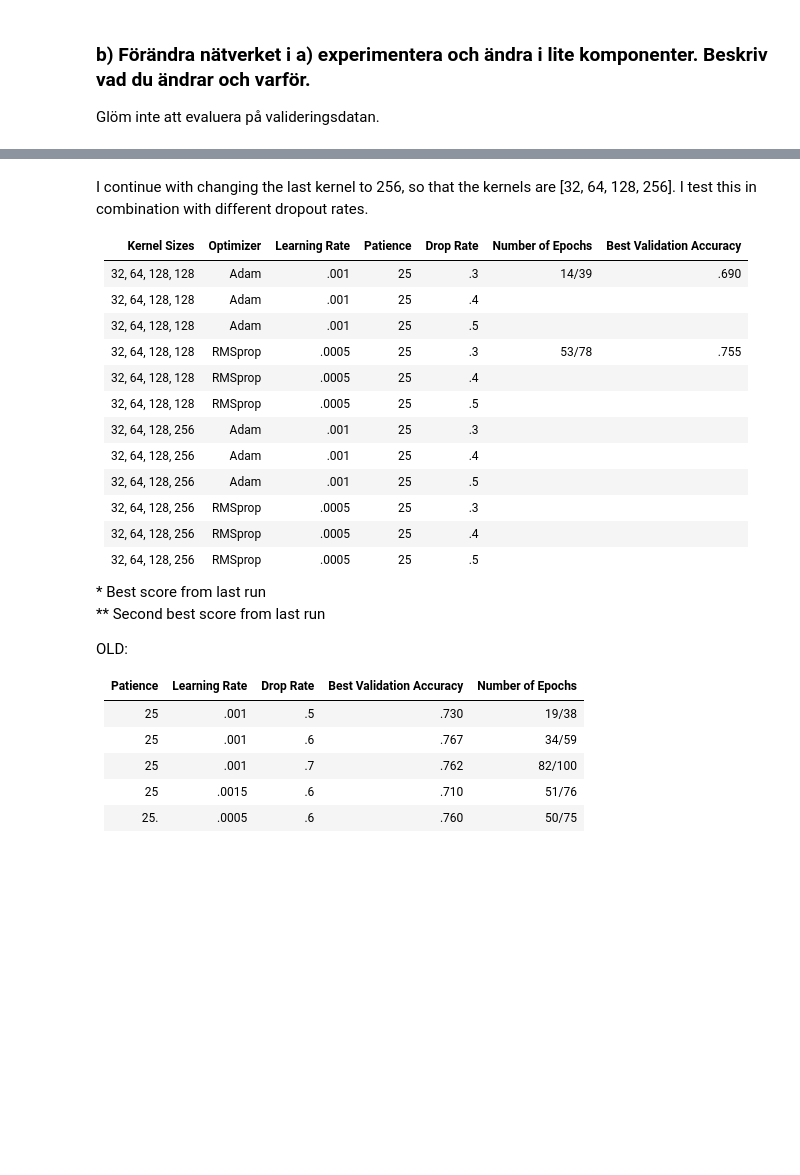
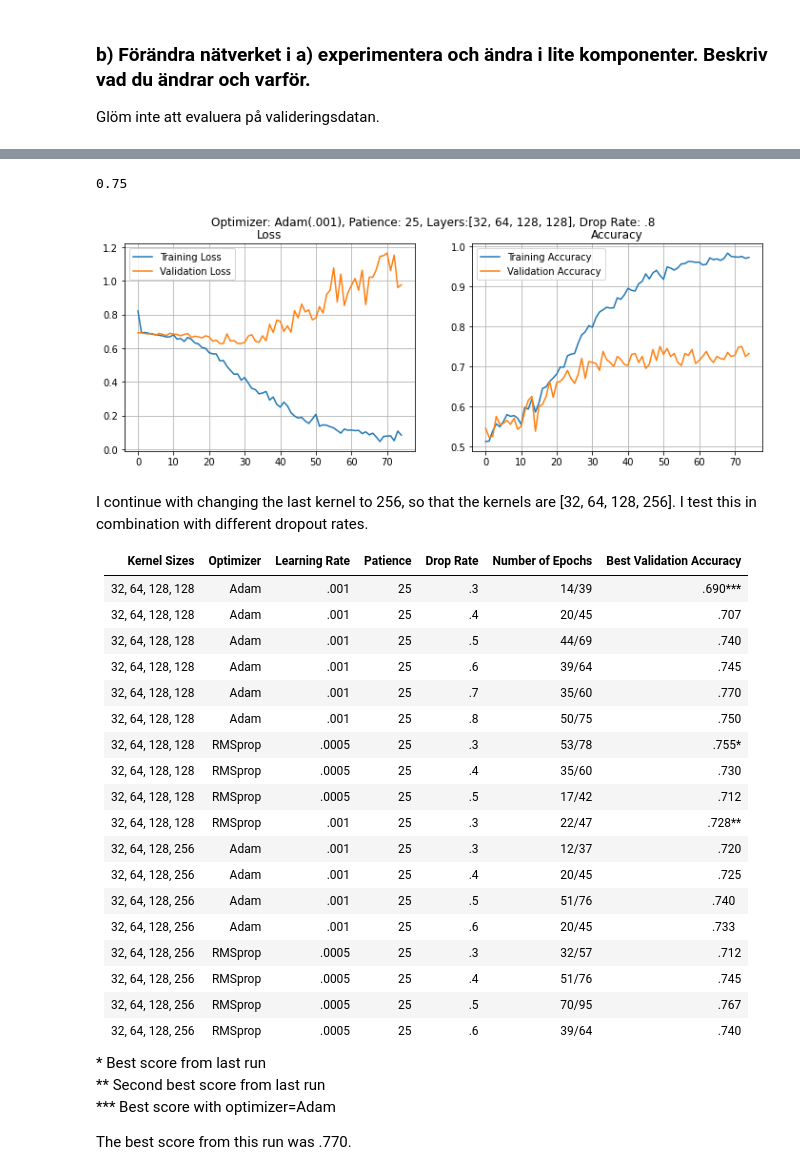
Before and after one commit to Anna-MariaSjolund/Deep-Learning-Anna-MariaSjolund, a Jupyter notebook: lab-dogs-vs-cats.ipynb, the cells around one changed output, grey strips where cells are left out. Saved outputs shown, nothing was run; the diff lists cells and outputs as text; code cells hidden in the pictures; blank space fills up the shorter version.

```diff
--- a/lab-dogs-vs-cats.ipynb
+++ b/lab-dogs-vs-cats.ipynb
@@ -565,3 +516,5 @@ I will continue investigating Adam (learning rate=.001, patience 25) and RMSprop
 ### b) Förändra nätverket i a) experimentera och ändra i lite komponenter. Beskriv vad du ändrar och varför.
 
 Glöm inte att evaluera på valideringsdatan.
+# %%
+model = create_model(scaled_X_train_small, y_train_small, scaled_X_val_small, y_val_small, input_shape=(150, 150, 3), kernels=[32, 64, 128, 128], optimizer=Adam, learning_rate=.001, early_stop_patience=25, drop_rate=.8)
@@ -568,32 +539,40 @@ Glöm inte att evaluera på valideringsdatan.
+# %%
+max(model.history.history["val_acc"])
+# %% [output]
+0.75
+# %%
+metrics = pd.DataFrame(model.history.history)
+plot_metrics(metrics, "Optimizer: Adam(.001), Patience: 25, Layers:[32, 64, 128, 128], Drop Rate: .8")
+# %% [output]
+[figure, added]
 # %% [markdown]
 I continue with changing the last kernel to 256, so that the kernels are [32, 64, 128, 256]. I test this in combination with different dropout rates.
 
 |Kernel Sizes|Optimizer|Learning Rate|Patience|Drop Rate|Number of Epochs|Best Validation Accuracy|
 |----------------|--------|--------|--------|----|---------|-----------|
-|32, 64, 128, 128| Adam   | .001   | 25     | .3 | 14/39   | .690      |
-|32, 64, 128, 128| Adam   | .001   | 25     | .4 |         |           |
-|32, 64, 128, 128| Adam   | .001   | 25     | .5 |         |           |
-|32, 64, 128, 128| RMSprop| .0005  | 25     | .3 | 53/78   |.755       |
-|32, 64, 128, 128| RMSprop| .0005  | 25     | .4 |         |           |
-|32, 64, 128, 128| RMSprop| .0005  | 25     | .5 |         |           |
-|32, 64, 128, 256| Adam   | .001   | 25     | .3 |         |           |
-|32, 64, 128, 256| Adam   | .001   | 25     | .4 |         |           |
-|32, 64, 128, 256| Adam   | .001   | 25     | .5 |         |           |
-|32, 64, 128, 256| RMSprop| .0005  | 25     | .3 |         |           |
-|32, 64, 128, 256| RMSprop| .0005  | 25     | .4 |         |           |
-|32, 64, 128, 256| RMSprop| .0005  | 25     | .5 |         |           |
+|32, 64, 128, 128| Adam   | .001   | 25     | .3 | 14/39   | .690***   |
+|32, 64, 128, 128| Adam   | .001   | 25     | .4 | 20/45   | .707      |
+|32, 64, 128, 128| Adam   | .001   | 25     | .5 | 44/69   | .740      |
+|32, 64, 128, 128| Adam   | .001   | 25     | .6 | 39/64   | .745      |
+|32, 64, 128, 128| Adam   | .001   | 25     | .7 | 35/60   | .770      |
+|32, 64, 128, 128| Adam   | .001   | 25     | .8 | 50/75   | .750      |
+|32, 64, 128, 128| RMSprop| .0005  | 25     | .3 | 53/78   | .755*     |
+|32, 64, 128, 128| RMSprop| .0005  | 25     | .4 | 35/60   | .730      |
+|32, 64, 128, 128| RMSprop| .0005  | 25     | .5 | 17/42   | .712      |
+|32, 64, 128, 128| RMSprop| .001   | 25     | .3 | 22/47   | .728**    |
+|32, 64, 128, 256| Adam   | .001   | 25     | .3 | 12/37   | .720      |
+|32, 64, 128, 256| Adam   | .001   | 25     | .4 | 20/45   | .725      |
+|32, 64, 128, 256| Adam   | .001   | 25     | .5 | 51/76   | .740      |
+|32, 64, 128, 256| Adam   | .001   | 25     | .6 | 20/45   | .733      |
+|32, 64, 128, 256| RMSprop| .0005  | 25     | .3 | 32/57   | .712      |
+|32, 64, 128, 256| RMSprop| .0005  | 25     | .4 | 51/76   | .745      |
+|32, 64, 128, 256| RMSprop| .0005  | 25     | .5 | 70/95   | .767      |
+|32, 64, 128, 256| RMSprop| .0005  | 25     | .6 | 39/64   | .740      |
 
 \* Best score from last run <br>
-** Second best score from last run
+** Second best score from last run <br>
+*** Best score with optimizer=Adam
 
-OLD:
-
-|Patience| Learning Rate | Drop Rate | Best Validation Accuracy | Number of Epochs|
-|--------|---------------|-----------|--------------------------|-----------------|
-| 25     | .001          | .5        | .730                     | 19/38           |
-| 25     | .001          | .6        | .767                     | 34/59           |
-| 25     | .001          | .7        | .762                     | 82/100          |
-| 25     | .0015         | .6        | .710                     | 51/76           |
-| 25.    | .0005         | .6        | .760                     | 50/75           |
+The best score from this run was .770.
 # %%
 model = create_model(train_generator_small, val_generator_small, input_shape=(150, 150, 3), kernels=[32, 64, 128, 256], optimizer=Adam, learning_rate=.001, early_stop_patience=25, drop_rate=.4)
```
Also changed, not shown: parts of 29 cells of this notebook.
